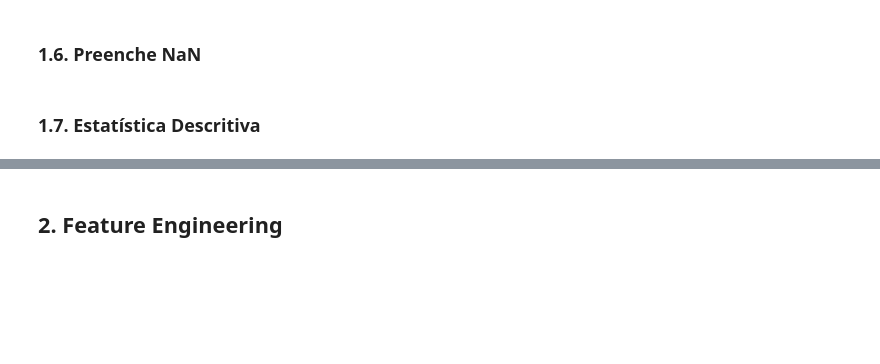
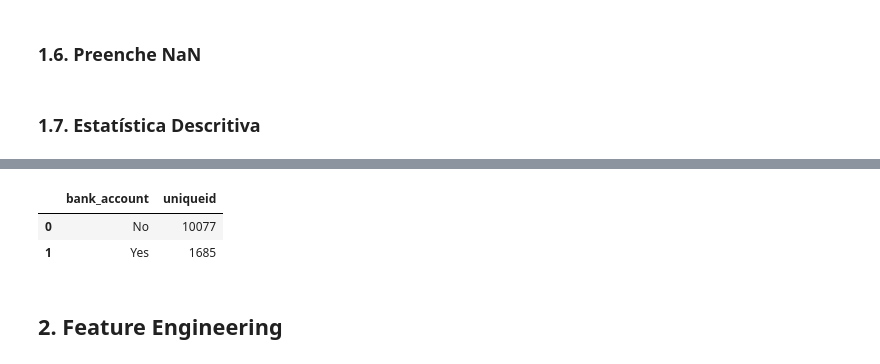
Before and after one commit to daSpinelli/hackday_01_dadosinglorios, a Jupyter notebook: end-to-end.ipynb, the cells around one changed output, grey strips where cells are left out. Saved outputs shown, nothing was run; the diff lists cells and outputs as text; code cells hidden in the pictures; blank space fills up the shorter version.

```diff
--- a/end-to-end.ipynb
+++ b/end-to-end.ipynb
@@ -208,3 +216,9 @@ df1.describe().T
+# %%
+df1[['uniqueid','bank_account']].groupby('bank_account').count().reset_index()
+# %% [output]
+|  | bank_account | uniqueid |
+| 0 | No | 10077 |
+| 1 | Yes | 1685 |
 # %% [markdown]
 ## 2. Feature Engineering
 # %%
```
Also changed, not shown: parts of 12 cells of this notebook.
